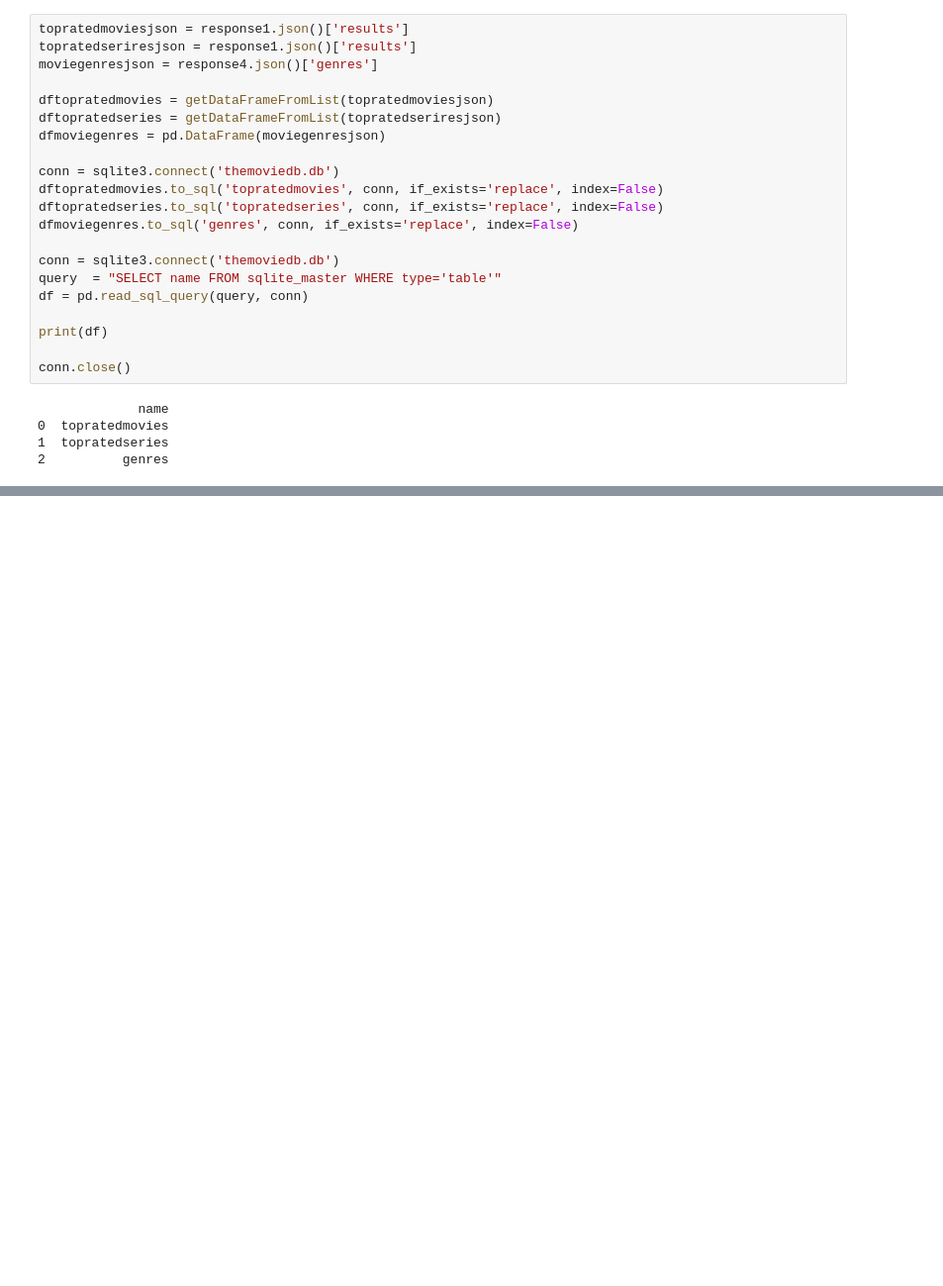
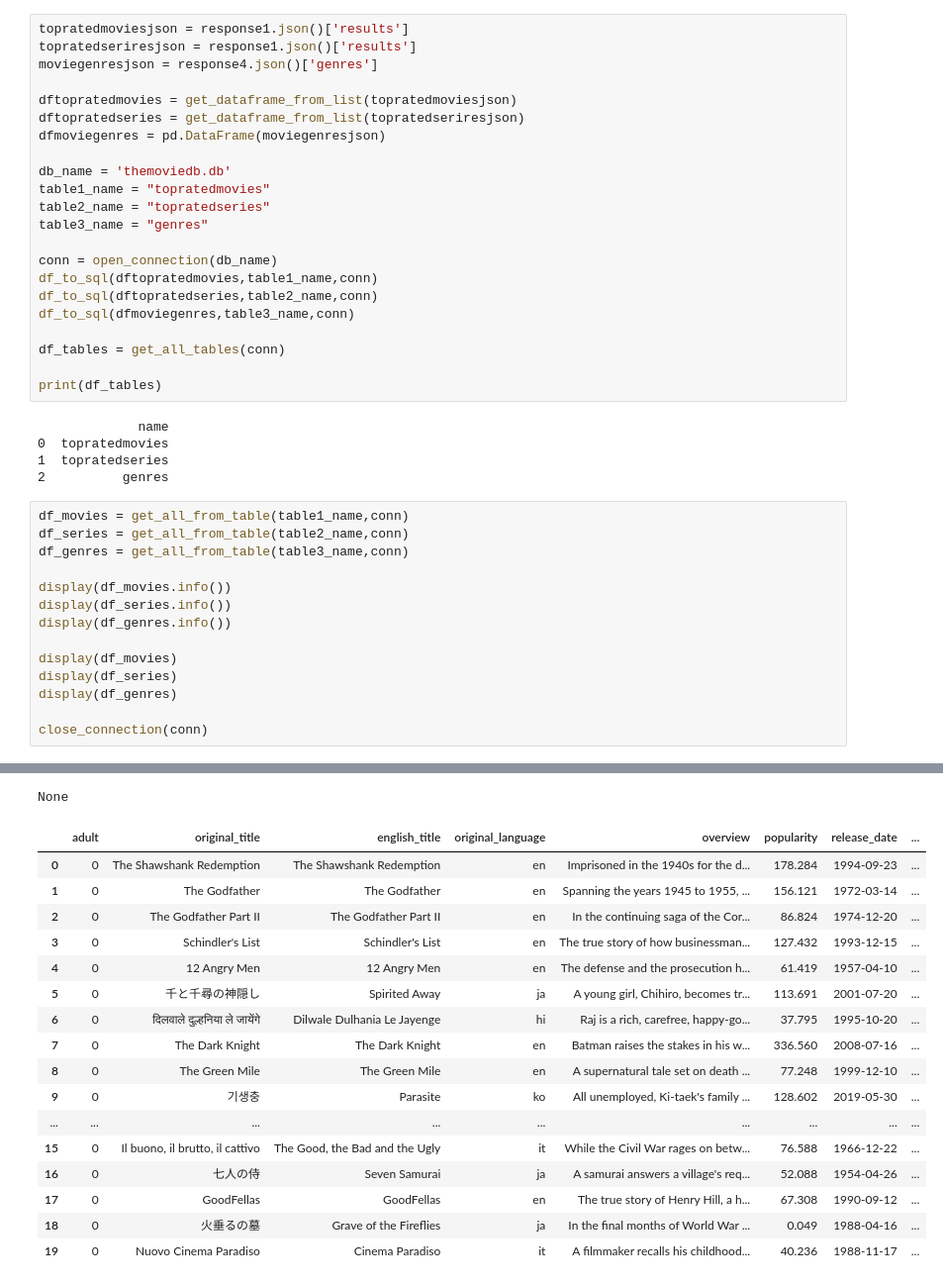
Before and after one commit to rudneisantiago/python_project, a Jupyter notebook: main.ipynb, the cells around one changed output, grey strips where cells are left out. Shown at 99% size. Drawn from its saved outputs; the diff is of its cells as text; blank space fills up the shorter version.

```diff
--- a/main.ipynb
+++ b/main.ipynb
@@ -53,24 +28,40 @@ topratedmoviesjson = response1.json()['results']
 topratedseriresjson = response1.json()['results']
 moviegenresjson = response4.json()['genres']
 
-dftopratedmovies = getDataFrameFromList(topratedmoviesjson)
-dftopratedseries = getDataFrameFromList(topratedseriresjson)
+dftopratedmovies = get_dataframe_from_list(topratedmoviesjson)
+dftopratedseries = get_dataframe_from_list(topratedseriresjson)
 dfmoviegenres = pd.DataFrame(moviegenresjson)
 
-conn = sqlite3.connect('themoviedb.db')
-dftopratedmovies.to_sql('topratedmovies', conn, if_exists='replace', index=False)
-dftopratedseries.to_sql('topratedseries', conn, if_exists='replace', index=False)
-dfmoviegenres.to_sql('genres', conn, if_exists='replace', index=False)
+db_name = 'themoviedb.db'
+table1_name = "topratedmovies"
+table2_name = "topratedseries"
+table3_name = "genres"
 
-conn = sqlite3.connect('themoviedb.db')
-query  = "SELECT name FROM sqlite_master WHERE type='table'"
-df = pd.read_sql_query(query, conn)
+conn = open_connection(db_name)
+df_to_sql(dftopratedmovies,table1_name,conn)
+df_to_sql(dftopratedseries,table2_name,conn)
+df_to_sql(dfmoviegenres,table3_name,conn)
 
-print(df)
+df_tables = get_all_tables(conn)
 
-conn.close()
+print(df_tables)
 # %% [output]
              name
 0  topratedmovies
 1  topratedseries
 2          genres
+# %%
+df_movies = get_all_from_table(table1_name,conn)
+df_series = get_all_from_table(table2_name,conn)
+df_genres = get_all_from_table(table3_name,conn)
+
+display(df_movies.info())
+display(df_series.info())
+display(df_genres.info())
+
+display(df_movies)
+display(df_series)
+display(df_genres)
+
+close_connection(conn)
+# %% [output]
@@ -76,0 +111,18 @@ conn.close()
+None
+|  | adult | original_title | english_title | original_language | overview | popularity | release_date | ... |
+| 0 | 0 | The Shawshank Redemption | The Shawshank Redemption | en | Imprisoned in the 1940s for the d... | 178.284 | 1994-09-23 | ... |
+| 1 | 0 | The Godfather | The Godfather | en | Spanning the years 1945 to 1955, ... | 156.121 | 1972-03-14 | ... |
+| 2 | 0 | The Godfather Part II | The Godfather Part II | en | In the continuing saga of the Cor... | 86.824 | 1974-12-20 | ... |
+| 3 | 0 | Schindler's List | Schindler's List | en | The true story of how businessman... | 127.432 | 1993-12-15 | ... |
+| 4 | 0 | 12 Angry Men | 12 Angry Men | en | The defense and the prosecution h... | 61.419 | 1957-04-10 | ... |
+| 5 | 0 | 千と千尋の神隠し | Spirited Away | ja | A young girl, Chihiro, becomes tr... | 113.691 | 2001-07-20 | ... |
+| 6 | 0 | दिलवाले दुल्हनिया ले जायेंगे | Dilwale Dulhania Le Jayenge | hi | Raj is a rich, carefree, happy-go... | 37.795 | 1995-10-20 | ... |
+| 7 | 0 | The Dark Knight | The Dark Knight | en | Batman raises the stakes in his w... | 336.560 | 2008-07-16 | ... |
+| 8 | 0 | The Green Mile | The Green Mile | en | A supernatural tale set on death ... | 77.248 | 1999-12-10 | ... |
+| 9 | 0 | 기생충 | Parasite | ko | All unemployed, Ki-taek's family ... | 128.602 | 2019-05-30 | ... |
+| ... | ... | ... | ... | ... | ... | ... | ... | ... |
+| 15 | 0 | Il buono, il brutto, il cattivo | The Good, the Bad and the Ugly | it | While the Civil War rages on betw... | 76.588 | 1966-12-22 | ... |
+| 16 | 0 | 七人の侍 | Seven Samurai | ja | A samurai answers a village's req... | 52.088 | 1954-04-26 | ... |
+| 17 | 0 | GoodFellas | GoodFellas | en | The true story of Henry Hill, a h... | 67.308 | 1990-09-12 | ... |
+| 18 | 0 | 火垂るの墓 | Grave of the Fireflies | ja | In the final months of World War ... | 0.049 | 1988-04-16 | ... |
+| 19 | 0 | Nuovo Cinema Paradiso | Cinema Paradiso | it | A filmmaker recalls his childhood... | 40.236 | 1988-11-17 | ... |
```
Also changed, not shown: parts of 3 cells of this notebook, 3 other files.
